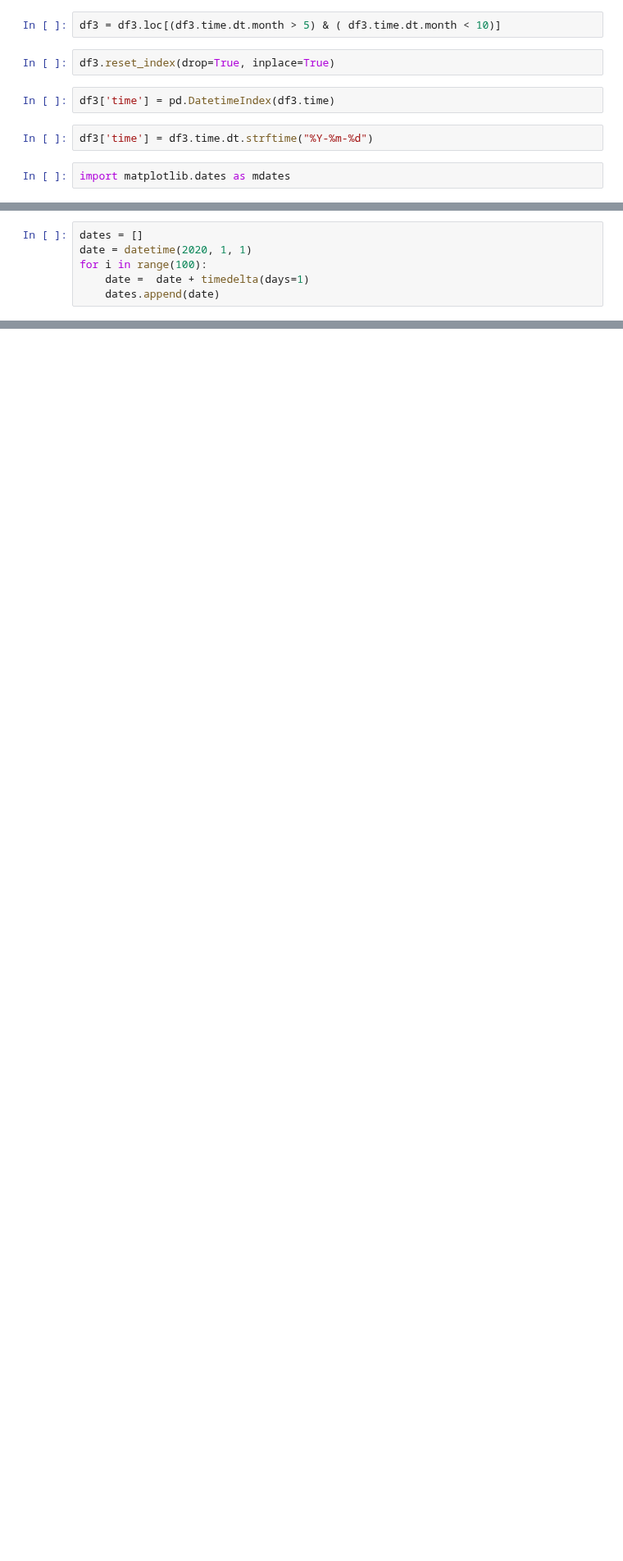
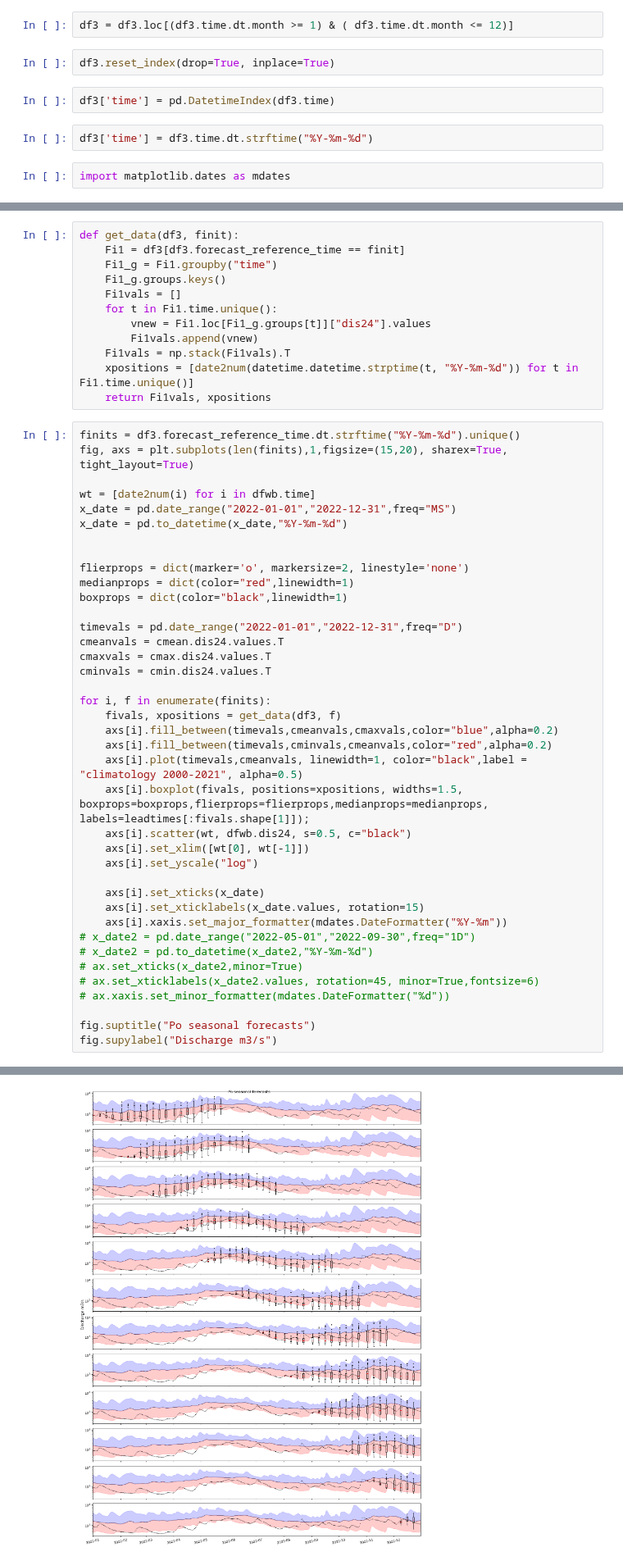
Before and after one commit to iacopoff/climetlab-cems-flood, a Jupyter notebook: docs/source/tutorial/tutorial - Po river summer 2022.ipynb, the cells around one changed output, grey strips where cells are left out. Shown at 82% size. Saved outputs shown, nothing was run; the diff lists cells and outputs as text; blank space fills up the shorter version.

```diff
--- a/docs/source/tutorial/tutorial - Po river summer 2022.ipynb
+++ b/docs/source/tutorial/tutorial - Po river summer 2022.ipynb
@@ -148,7 +122,7 @@ df3 = df2[df2.time.dt.day.isin([1,15,30])]
 # %%
 df3 = df3.drop(["leadtime"], axis= 1)
 # %%
-df3 = df3.loc[(df3.time.dt.month > 5) & ( df3.time.dt.month < 10)]
+df3 = df3.loc[(df3.time.dt.month >= 1) & ( df3.time.dt.month <= 12)]
 # %%
 df3.reset_index(drop=True, inplace=True)
 # %%
@@ -376,6 +133,0 @@ import seaborn as sbn
-# %%
-dates = []
-date = datetime(2020, 1, 1)
-for i in range(100):
-    date =  date + timedelta(days=1)
-    dates.append(date)
@@ -477,0 +134,52 @@ _
+# %%
+def get_data(df3, finit):
+    Fi1 = df3[df3.forecast_reference_time == finit]
+    Fi1_g = Fi1.groupby("time")
+    Fi1_g.groups.keys()
+    Fi1vals = []
+    for t in Fi1.time.unique():
+        vnew = Fi1.loc[Fi1_g.groups[t]]["dis24"].values
+        Fi1vals.append(vnew)
+    Fi1vals = np.stack(Fi1vals).T
+    xpositions = [date2num(datetime.datetime.strptime(t, "%Y-%m-%d")) for t in Fi1.time.unique()]
+    return Fi1vals, xpositions
+# %%
+finits = df3.forecast_reference_time.dt.strftime("%Y-%m-%d").unique()
+fig, axs = plt.subplots(len(finits),1,figsize=(15,20), sharex=True, tight_layout=True)
+
+wt = [date2num(i) for i in dfwb.time]
+x_date = pd.date_range("2022-01-01","2022-12-31",freq="MS")
+x_date = pd.to_datetime(x_date,"%Y-%m-%d")
+
+
+flierprops = dict(marker='o', markersize=2, linestyle='none')
+medianprops = dict(color="red",linewidth=1)
+boxprops = dict(color="black",linewidth=1)
+
+timevals = pd.date_range("2022-01-01","2022-12-31",freq="D")
+cmeanvals = cmean.dis24.values.T
+cmaxvals = cmax.dis24.values.T
+cminvals = cmin.dis24.values.T
+
+for i, f in enumerate(finits):
+    fivals, xpositions = get_data(df3, f)
+    axs[i].fill_between(timevals,cmeanvals,cmaxvals,color="blue",alpha=0.2)
+    axs[i].fill_between(timevals,cminvals,cmeanvals,color="red",alpha=0.2)
+    axs[i].plot(timevals,cmeanvals, linewidth=1, color="black",label = "climatology 2000-2021", alpha=0.5)
+    axs[i].boxplot(fivals, positions=xpositions, widths=1.5, boxprops=boxprops,flierprops=flierprops,medianprops=medianprops, labels=leadtimes[:fivals.shape[1]]);
+    axs[i].scatter(wt, dfwb.dis24, s=0.5, c="black")
+    axs[i].set_xlim([wt[0], wt[-1]])
+    axs[i].set_yscale("log")
+
+    axs[i].set_xticks(x_date)
+    axs[i].set_xticklabels(x_date.values, rotation=15)
+    axs[i].xaxis.set_major_formatter(mdates.DateFormatter("%Y-%m"))
+# x_date2 = pd.date_range("2022-05-01","2022-09-30",freq="1D")
+# x_date2 = pd.to_datetime(x_date2,"%Y-%m-%d")
+# ax.set_xticks(x_date2,minor=True)
+# ax.set_xticklabels(x_date2.values, rotation=45, minor=True,fontsize=6)
+# ax.xaxis.set_minor_formatter(mdates.DateFormatter("%d"))
+
+fig.suptitle("Po seasonal forecasts")
+fig.supylabel("Discharge m3/s")
+# %% [output]
@@ -477,0 +187 @@ _
+[figure, added]
```
Also changed, not shown: parts of 62 cells of this notebook, 1 other file.
